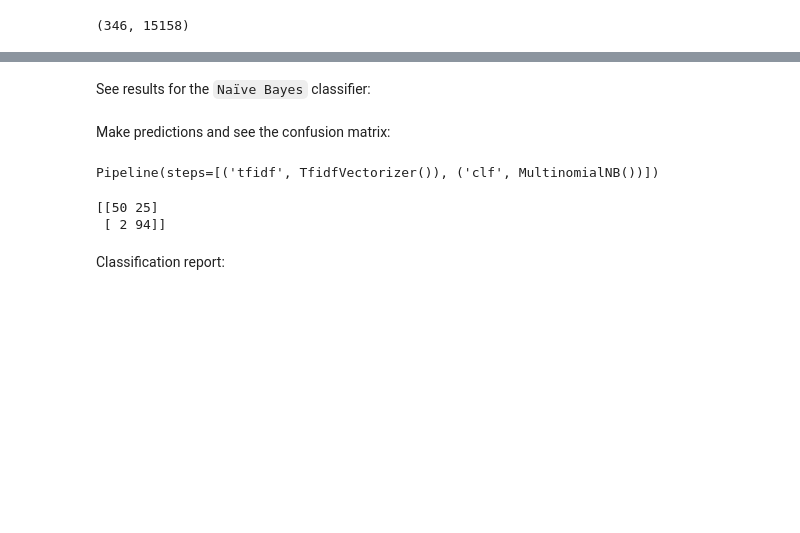
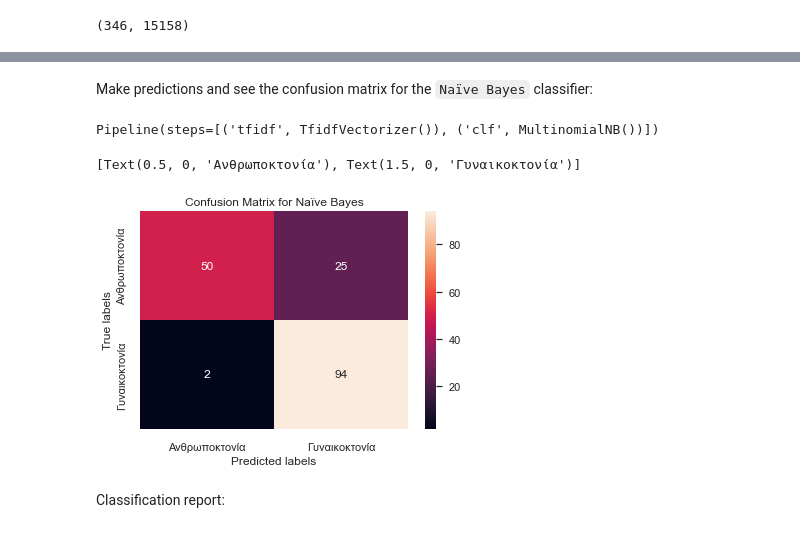
Before and after one commit to openlabathens/article-classification, a Jupyter notebook: report.ipynb, the cells around one changed output, grey strips where cells are left out. Saved outputs shown, nothing was run; the diff lists cells and outputs as text; code cells hidden in the pictures; blank space fills up the shorter version.

Commit message:
ADD: a better confusion matrix

```diff
--- a/report.ipynb
+++ b/report.ipynb
@@ -210,21 +219,28 @@ text_clf_lsvc = Pipeline([('tfidf', TfidfVectorizer()),
                      ('clf', LinearSVC()),
 ])
 # %% [markdown]
-See results for the `Naïve Bayes` classifier:
+Make predictions and see the confusion matrix for the `Naïve Bayes` classifier:
-# %% [markdown]
-Make predictions and see the confusion matrix:
 # %%
 text_clf_nb.fit(X_train, y_train)
 # %% [output]
 Pipeline(steps=[('tfidf', TfidfVectorizer()), ('clf', MultinomialNB())])
-# %%
-# Form a prediction set
-predictions = text_clf_nb.predict(X_test)
-
-print(metrics.confusion_matrix(y_test,predictions))
-# %% [output]
-[[50 25]
- [ 2 94]]
+# %%
+# Form a prediction set
+predictions_nb = text_clf_nb.predict(X_test)
+
+cfs_matrix_nb = metrics.confusion_matrix(y_test,predictions_nb)
+ax = plt.subplot()
+sns.heatmap(cfs_matrix_nb, annot=True)
+
+# labels, title and ticks
+ax.set_xlabel('Predicted labels')
+ax.set_ylabel('True labels')
+ax.set_title('Confusion Matrix for Naïve Bayes')
+ax.yaxis.set_ticklabels(['Ανθρωποκτονία', 'Γυναικοκτονία'])
+ax.xaxis.set_ticklabels(['Ανθρωποκτονία', 'Γυναικοκτονία'])
+# %% [output]
+[Text(0.5, 0, 'Ανθρωποκτονία'), Text(1.5, 0, 'Γυναικοκτονία')]
+[figure, added]
 # %% [markdown]
 Classification report:
 # %%
```
Also changed, not shown: parts of 14 cells of this notebook.
